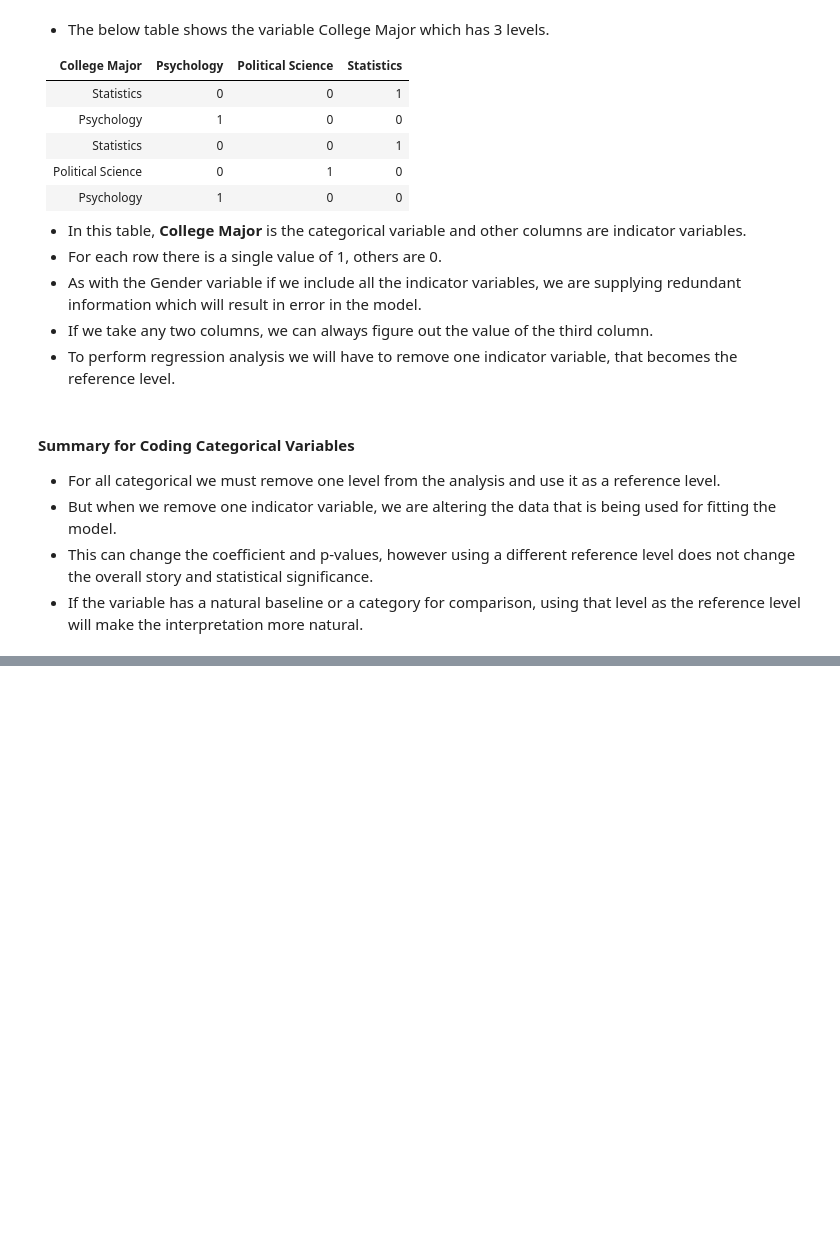
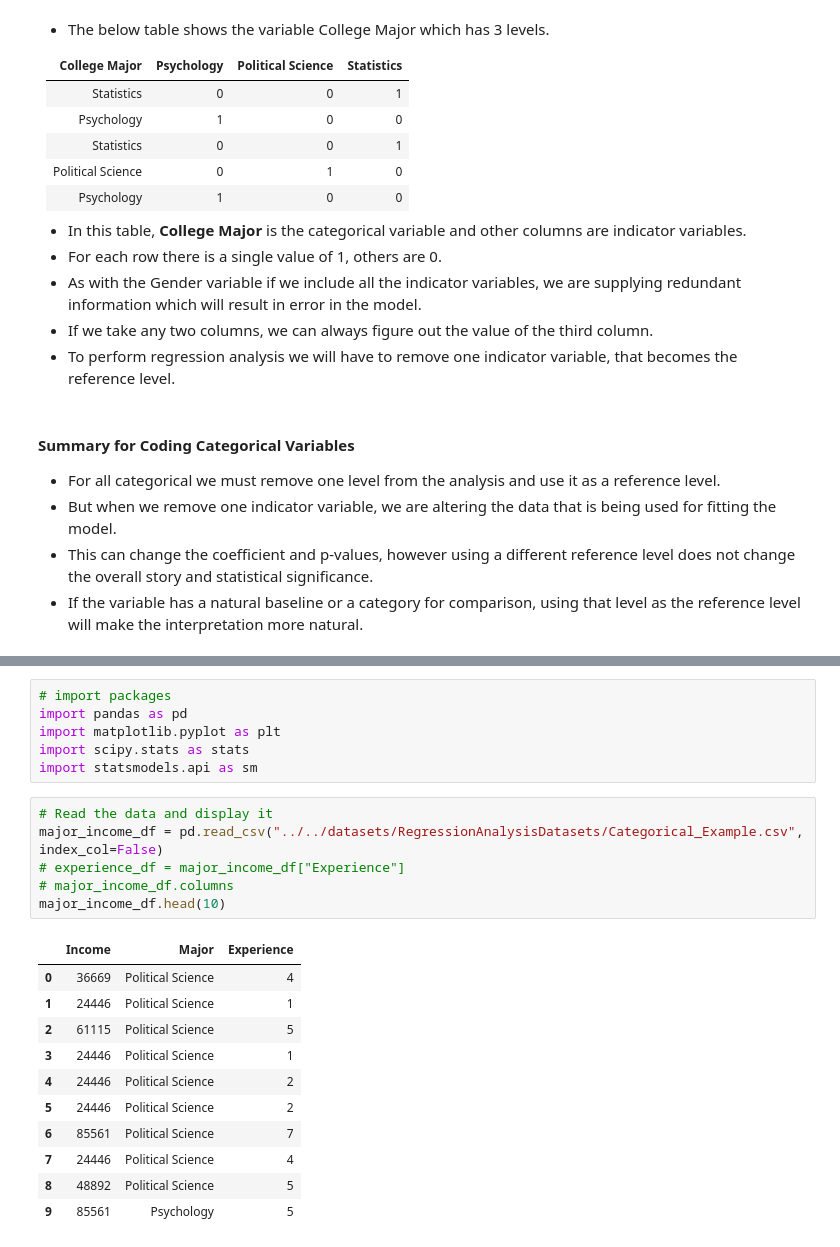
Before and after one commit to heenahussain2/Learning_ML, a Jupyter notebook: Stats_for_Data_Science/Ch-04_Regression_and_Prediction/3_Interpreting_Main_Effects_and_Significance.ipynb, the cells around one changed output, grey strips where cells are left out. Saved outputs shown, nothing was run; the diff lists cells and outputs as text; blank space fills up the shorter version.

Commit message:
Interpreting the regression results for Categorical Variables

```diff
--- a/Stats_for_Data_Science/Ch-04_Regression_and_Prediction/3_Interpreting_Main_Effects_and_Significance.ipynb
+++ b/Stats_for_Data_Science/Ch-04_Regression_and_Prediction/3_Interpreting_Main_Effects_and_Significance.ipynb
@@ -237,0 +276,24 @@ ols_model.conf_int(alpha=0.05, cols=None)
+# %%
+# import packages
+import pandas as pd
+import matplotlib.pyplot as plt
+import scipy.stats as stats
+import statsmodels.api as sm
+# %%
+# Read the data and display it
+major_income_df = pd.read_csv("../../datasets/RegressionAnalysisDatasets/Categorical_Example.csv", index_col=False)
+# experience_df = major_income_df["Experience"]
+# major_income_df.columns
+major_income_df.head(10)
+# %% [output]
+|  | Income | Major | Experience |
+| 0 | 36669 | Political Science | 4 |
+| 1 | 24446 | Political Science | 1 |
+| 2 | 61115 | Political Science | 5 |
+| 3 | 24446 | Political Science | 1 |
+| 4 | 24446 | Political Science | 2 |
+| 5 | 24446 | Political Science | 2 |
+| 6 | 85561 | Political Science | 7 |
+| 7 | 24446 | Political Science | 4 |
+| 8 | 48892 | Political Science | 5 |
+| 9 | 85561 | Psychology | 5 |
```
Also changed, not shown: parts of 9 cells of this notebook.
